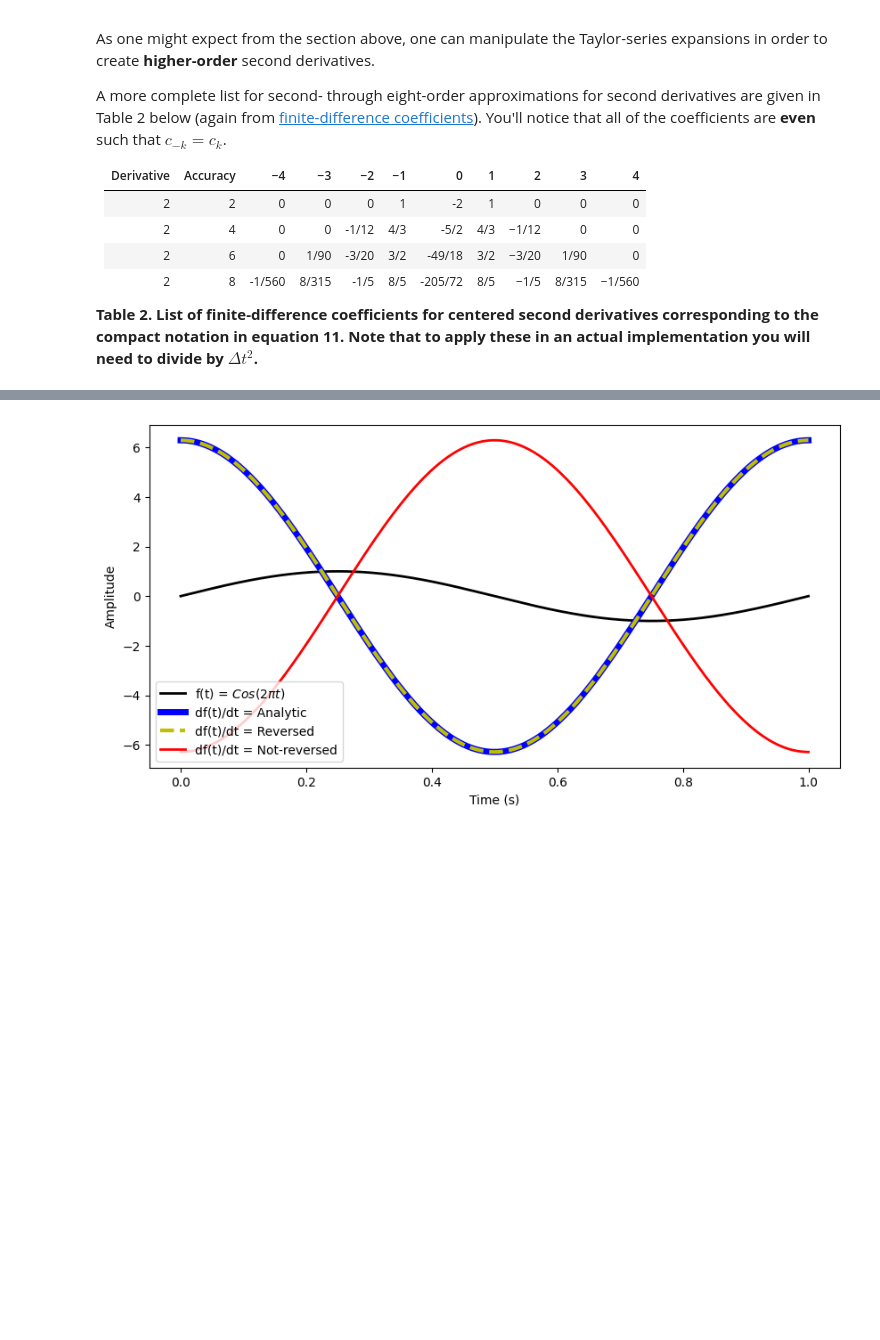
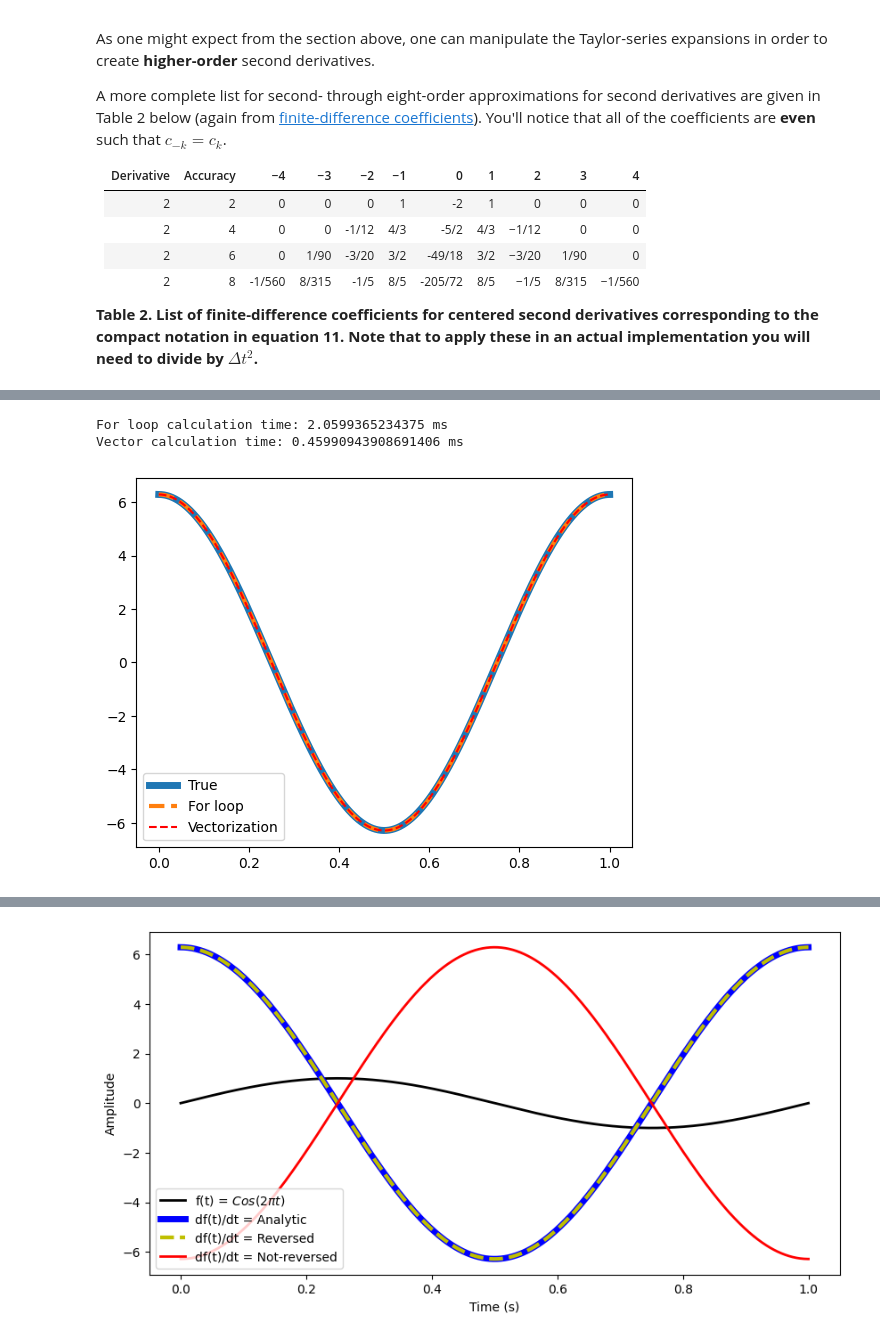
Before and after one commit to jinwar/GeophysicsComputingColab, a Jupyter notebook: 02_Differentiation.ipynb, the cells around one changed output, grey strips where cells are left out. Cells and saved outputs as stored; diff of their text form; code cells hidden in the pictures; blank space fills up the shorter version.

Commit message:
update on vectorization differentiation

```diff
--- a/02_Differentiation.ipynb
+++ b/02_Differentiation.ipynb
@@ -180 +187,49 @@ Derivative|Accuracy| −4	  | −3   | −2  |  −1 |  0    | 1 |  2  |  3   |
+# %%
+# function to be differentiated. Note that this can be replaced by a function of any form.
+def fun(t):
+    y = np.sin(2*np.pi*t)
+    return y
+
+# define the range and grid for the numerical discretization
+nt,dt=1001,0.001
+t = np.arange(nt)*dt
+
+# evaluate function values at the grid
+f = fun(t)
+
+# estimate the differentiation using 2-order approximation
+tic = time()
+dfdt_forloop = np.zeros_like(f)
+for i in range(1,len(f)-1):
+    dfdt_forloop[i] = (f[i+1]-f[i-1])/2/dt
+dfdt_forloop[0] = dfdt_forloop[1]
+dfdt_forloop[-1] = dfdt_forloop[-2]
+toc = time()
+print(f'For loop calculation time: {(toc-tic)*1000} ms')
+
+# estimate using vectorization
+tic = time()
+dfdt_vec = np.zeros_like(f)
+dfdt_vec[1:-1] = (f[2:] - f[:-2])/2/dt
+# handle edges
+dfdt_vec[0] = dfdt_vec[1]
+dfdt_vec[-1] = dfdt_vec[-2]
+toc = time()
+print(f'Vector calculation time: {(toc-tic)*1000} ms')
+
+## for a simple sin function, we can get the analytical solution for differentiation
+dfdt_true = 2*np.pi*np.cos(2*np.pi*t)
+
+
+# let's compare the results:
+plt.figure()
+plt.plot(t,dfdt_true, label='True',linewidth=5)
+plt.plot(t,dfdt_forloop,'--', label='For loop',linewidth=3)
+plt.plot(t,dfdt_vec,'r--', label='Vectorization')
+plt.legend()
+plt.show()
+# %% [output]
+For loop calculation time: 2.0599365234375 ms
+Vector calculation time: 0.45990943908691406 ms
+[figure, added]
 # %% [markdown]
```
Also changed, not shown: parts of 6 cells of this notebook.
